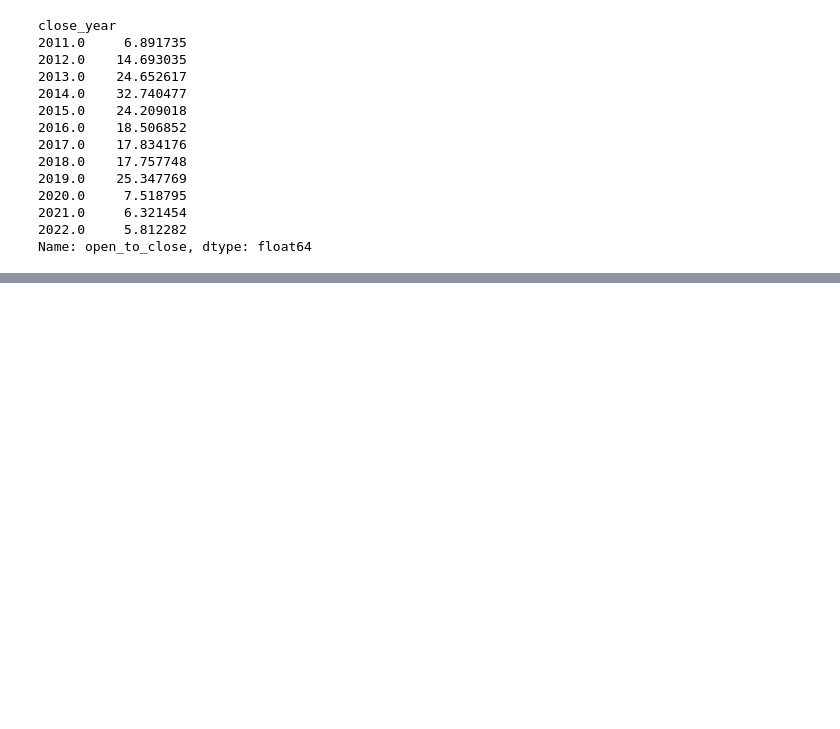
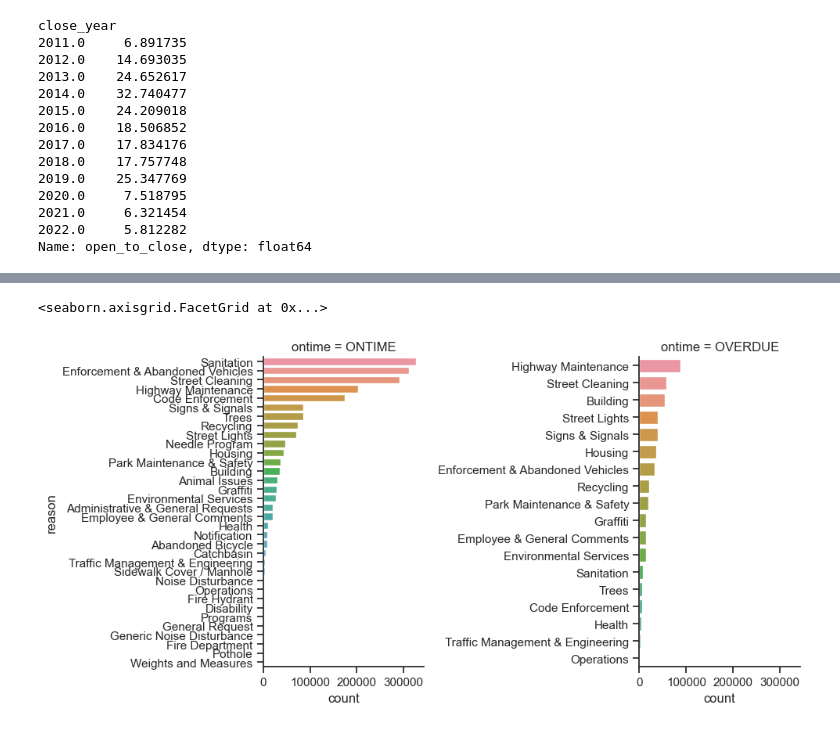
Before and after one commit to georgetown-analytics/boston-311, a Jupyter notebook: 02 code/EDA for 311 data.ipynb, the cells around one changed output, grey strips where cells are left out. Cells and saved outputs as stored; diff of their text form; code cells hidden in the pictures; blank space fills up the shorter version.

```diff
--- a/02 code/EDA for 311 data.ipynb
+++ b/02 code/EDA for 311 data.ipynb
@@ -154,0 +240,12 @@ sns.boxplot(data = df_311, y='open_to_close', x='close_year', showfliers = False
+# %%
+ontime_calls = df_311.groupby("ontime")['reason'].value_counts(dropna =False).sort_index().reset_index(name="count")
+sns.catplot(
+    data=ontime_calls.loc[ontime_calls['count'] > 500].sort_values(by = 'count', ascending=False), x="count", y="reason", col="ontime",
+    kind="bar", sharey = False
+)
+
+plt.xlabel('Number of calls', fontsize=16)
+plt.title("Reason for call by close status", size='16');
+# %% [output]
+<seaborn.axisgrid.FacetGrid at 0x...>
+[figure, added]
```
Also changed, not shown: parts of 13 cells of this notebook, 1 other file.
